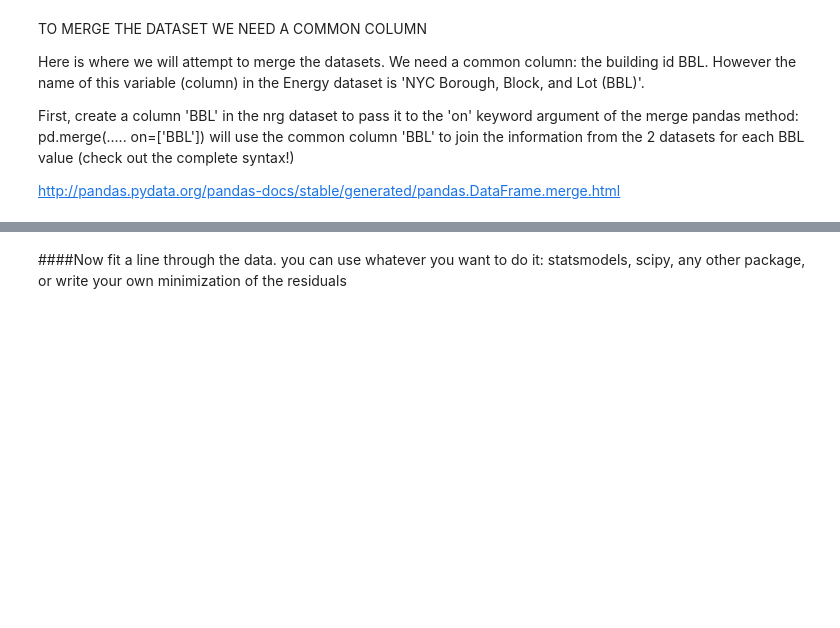
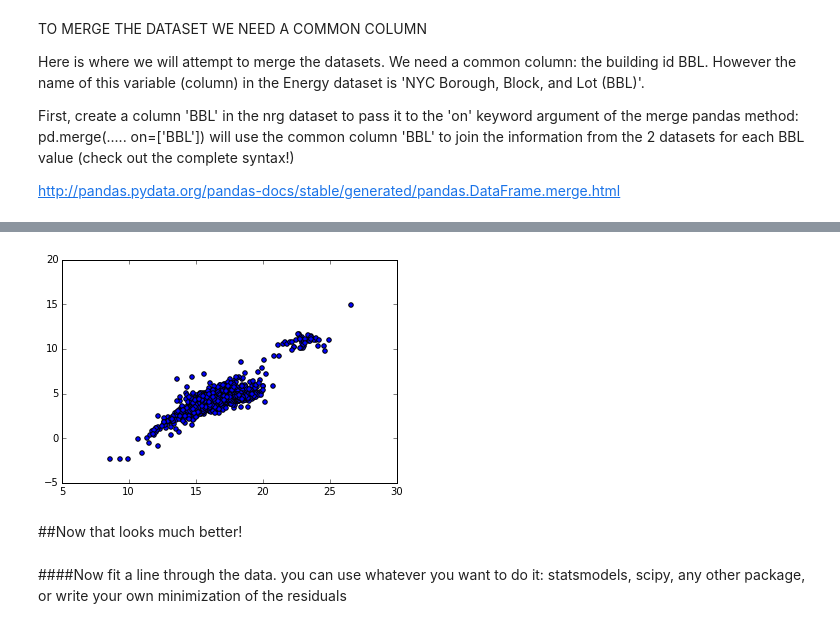
Before and after one commit to maryooh/PUI2015_mortiz, a Jupyter notebook: HW5/HW5- Assigment 1, energy use based on no. of units.ipynb, the cells around one changed output, grey strips where cells are left out. Cells and saved outputs as stored; diff of their text form; code cells hidden in the pictures; blank space fills up the shorter version.

```diff
--- a/HW5/HW5- Assigment 1, energy use based on no. of units.ipynb
+++ b/HW5/HW5- Assigment 1, energy use based on no. of units.ipynb
@@ -240,0 +245,9 @@ TypeError: There is no line property "loglog"
+# %%
+logx = np.log(nrgwbbl['Energy Total'])
+logy = np.log(nrgwbbl['Site EUI(kBtu/ft2)'])
+
+totepu = pl.scatter(logx, logy)
+# %% [output]
+[figure, added]
+# %% [markdown]
+##Now that looks much better!
```
Also changed, not shown: parts of 15 cells of this notebook.
